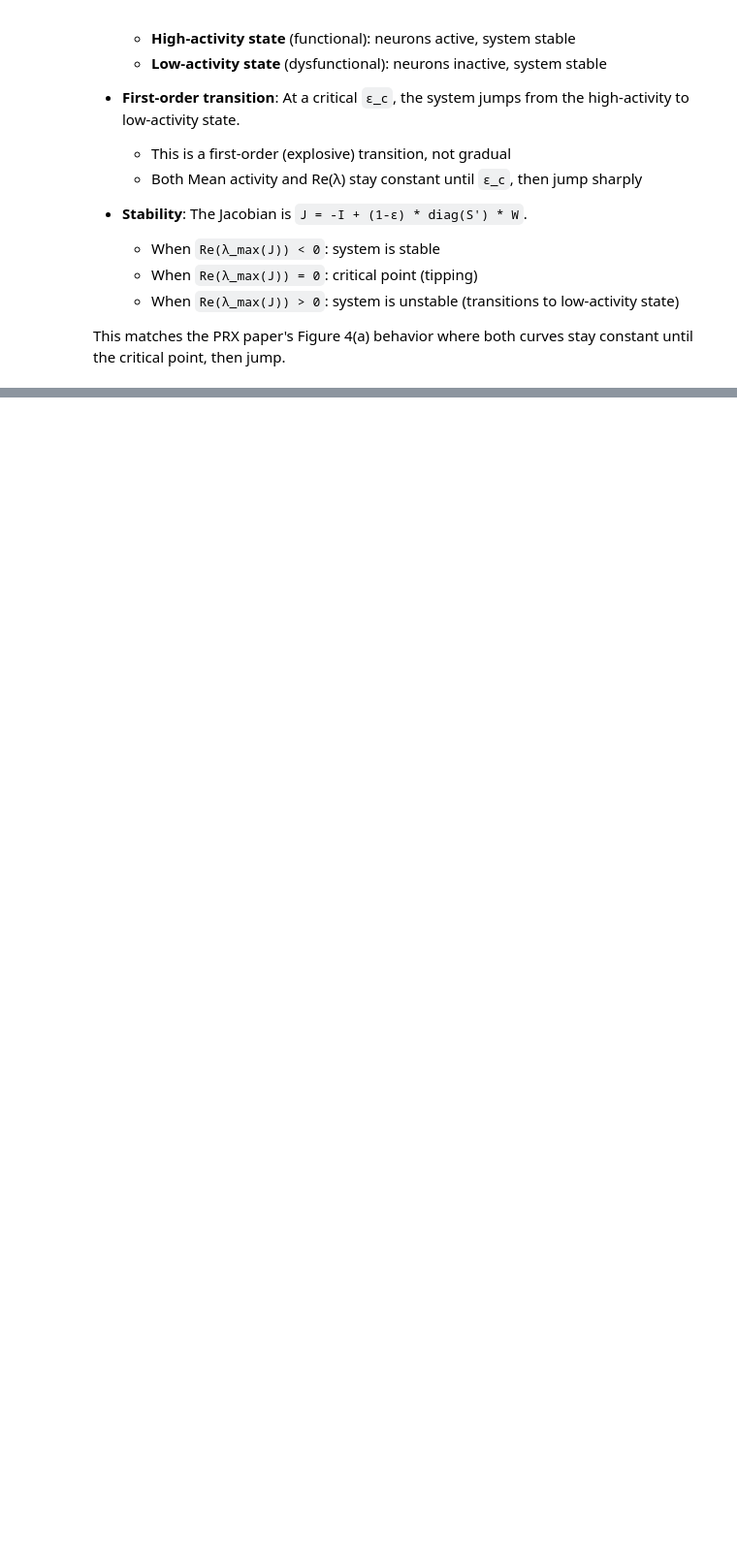
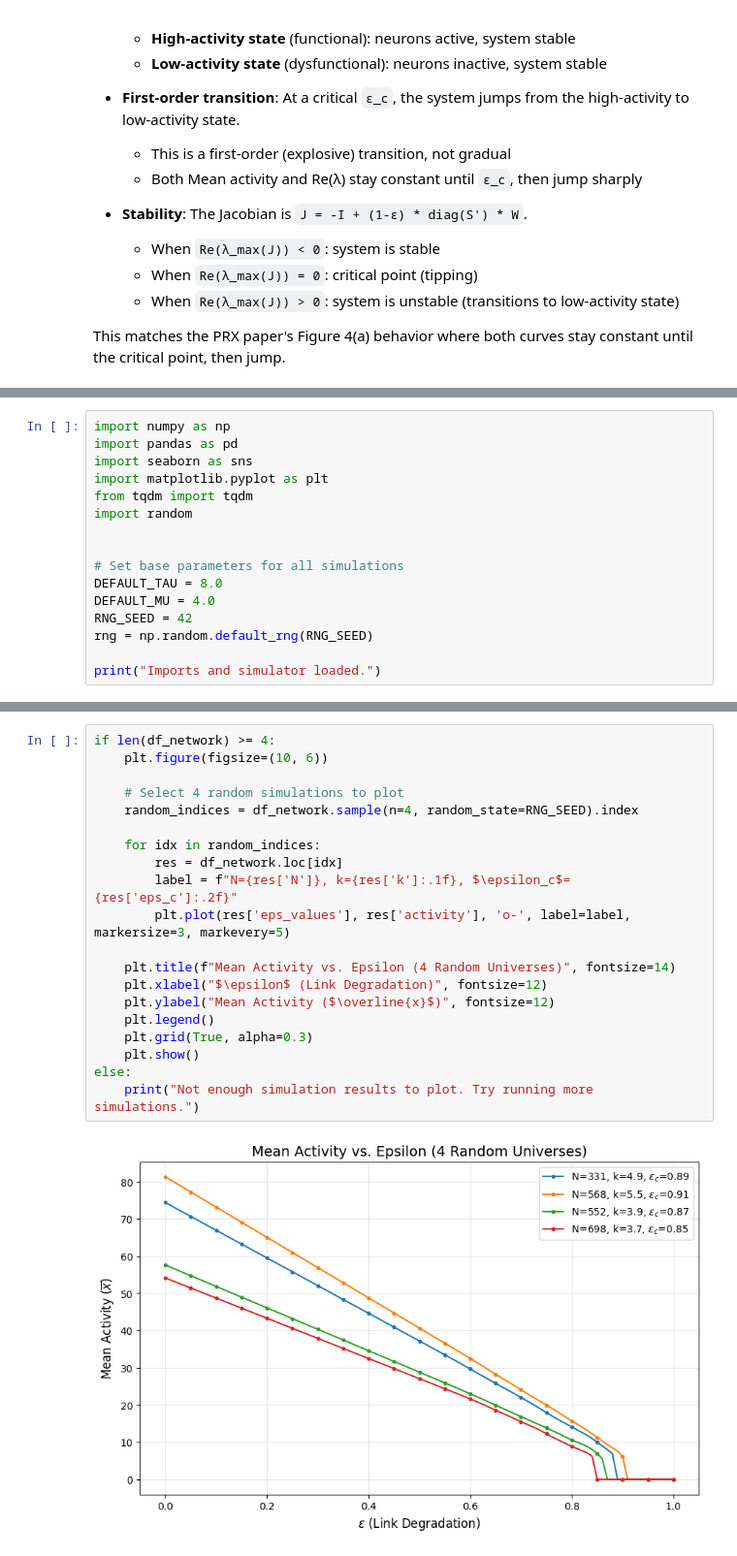
Before and after one commit to RaunakSeksaria/EWS-Financial-Networks, a Jupyter notebook: wilson_cowan_clean.ipynb, the cells around one changed output, grey strips where cells are left out. Shown at 97% size. Saved outputs shown, nothing was run; the diff lists cells and outputs as text; blank space fills up the shorter version.

```diff
--- a/wilson_cowan_clean.ipynb
+++ b/wilson_cowan_clean.ipynb
@@ -409,0 +577,16 @@ This matches the PRX paper's Figure 4(a) behavior where both curves stay constan
+# %%
+import numpy as np
+import pandas as pd
+import seaborn as sns
+import matplotlib.pyplot as plt
+from tqdm import tqdm
+import random
+
+
+# Set base parameters for all simulations
+DEFAULT_TAU = 8.0
+DEFAULT_MU = 4.0
+RNG_SEED = 42
+rng = np.random.default_rng(RNG_SEED)
+
+print("Imports and simulator loaded.")
@@ -409,0 +641,22 @@ This matches the PRX paper's Figure 4(a) behavior where both curves stay constan
+# %%
+if len(df_network) >= 4:
+    plt.figure(figsize=(10, 6))
+
+    # Select 4 random simulations to plot
+    random_indices = df_network.sample(n=4, random_state=RNG_SEED).index
+
+    for idx in random_indices:
+        res = df_network.loc[idx]
+        label = f"N={res['N']}, k={res['k']:.1f}, $\epsilon_c$={res['eps_c']:.2f}"
+        plt.plot(res['eps_values'], res['activity'], 'o-', label=label, markersize=3, markevery=5)
+
+    plt.title(f"Mean Activity vs. Epsilon (4 Random Universes)", fontsize=14)
+    plt.xlabel("$\epsilon$ (Link Degradation)", fontsize=12)
+    plt.ylabel("Mean Activity ($\overline{x}$)", fontsize=12)
+    plt.legend()
+    plt.grid(True, alpha=0.3)
+    plt.show()
+else:
+    print("Not enough simulation results to plot. Try running more simulations.")
+# %% [output]
+[figure, added]
```
Also changed, not shown: parts of 16 cells of this notebook, 1 other file.
